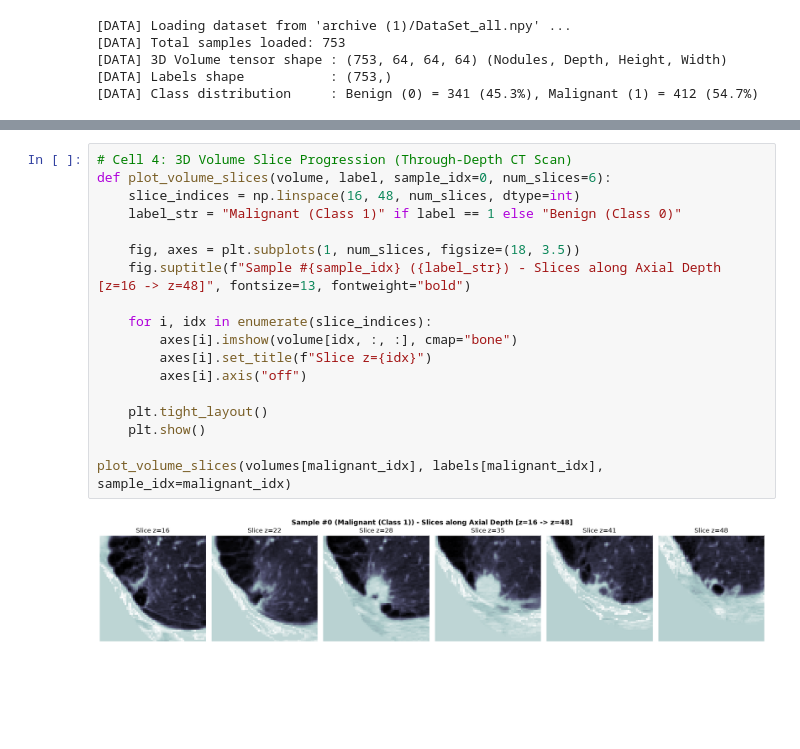
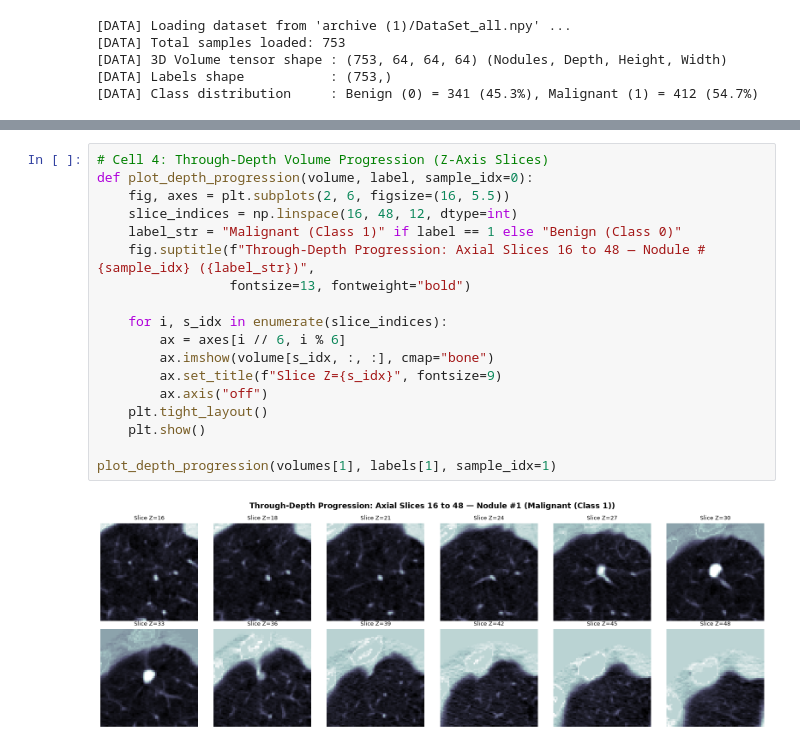
Before and after one commit to Snorlax231155/easynode, a Jupyter notebook: train_and_visualize.ipynb, the cells around one changed output, grey strips where cells are left out. Saved outputs shown, nothing was run; the diff lists cells and outputs as text; blank space fills up the shorter version.

```diff
--- a/train_and_visualize.ipynb
+++ b/train_and_visualize.ipynb
@@ -153,20 +163,20 @@ plot_multi_planar(volumes[malignant_idx], labels[malignant_idx], sample_idx=mali
 # %%
-# Cell 4: 3D Volume Slice Progression (Through-Depth CT Scan)
-def plot_volume_slices(volume, label, sample_idx=0, num_slices=6):
-    slice_indices = np.linspace(16, 48, num_slices, dtype=int)
+# Cell 4: Through-Depth Volume Progression (Z-Axis Slices)
+def plot_depth_progression(volume, label, sample_idx=0):
+    fig, axes = plt.subplots(2, 6, figsize=(16, 5.5))
+    slice_indices = np.linspace(16, 48, 12, dtype=int)
     label_str = "Malignant (Class 1)" if label == 1 else "Benign (Class 0)"
+    fig.suptitle(f"Through-Depth Progression: Axial Slices 16 to 48 — Nodule #{sample_idx} ({label_str})",
+                 fontsize=13, fontweight="bold")
 
-    fig, axes = plt.subplots(1, num_slices, figsize=(18, 3.5))
-    fig.suptitle(f"Sample #{sample_idx} ({label_str}) - Slices along Axial Depth [z=16 -> z=48]", fontsize=13, fontweight="bold")
-
-    for i, idx in enumerate(slice_indices):
-        axes[i].imshow(volume[idx, :, :], cmap="bone")
-        axes[i].set_title(f"Slice z={idx}")
-        axes[i].axis("off")
-
+    for i, s_idx in enumerate(slice_indices):
+        ax = axes[i // 6, i % 6]
+        ax.imshow(volume[s_idx, :, :], cmap="bone")
+        ax.set_title(f"Slice Z={s_idx}", fontsize=9)
+        ax.axis("off")
     plt.tight_layout()
     plt.show()
 
-plot_volume_slices(volumes[malignant_idx], labels[malignant_idx], sample_idx=malignant_idx)
+plot_depth_progression(volumes[1], labels[1], sample_idx=1)
 # %% [output]
-[figure, old version]
+[figure, new version]
```
Also changed, not shown: parts of 16 cells of this notebook, 1 other file.
